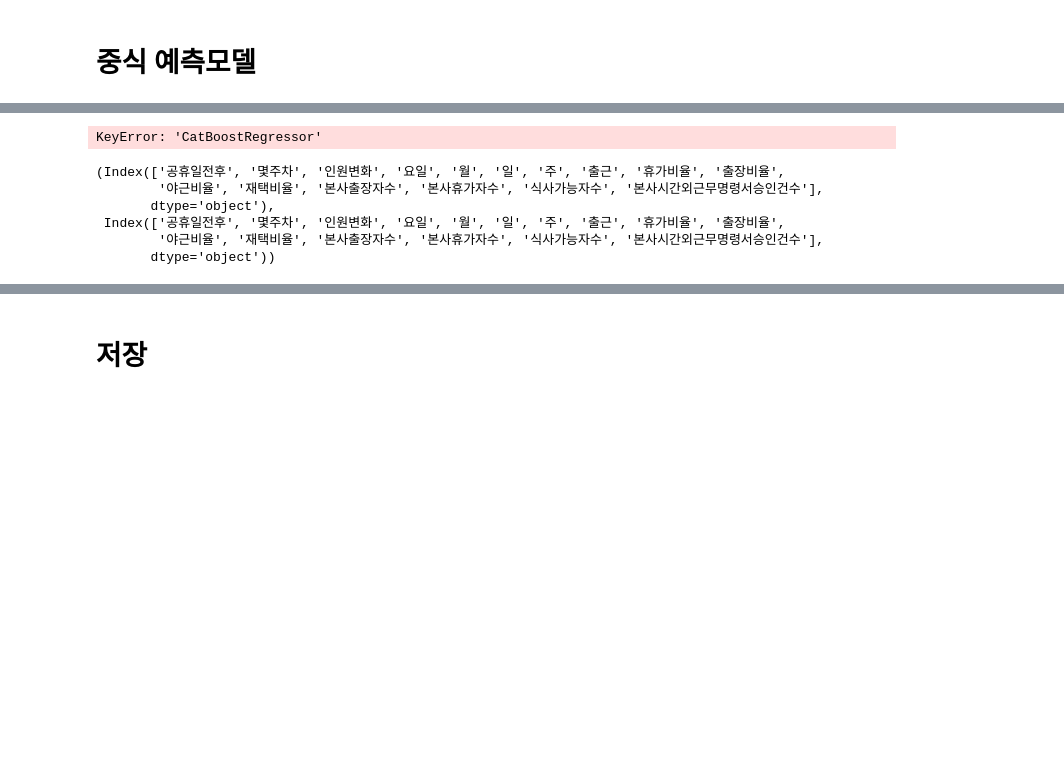
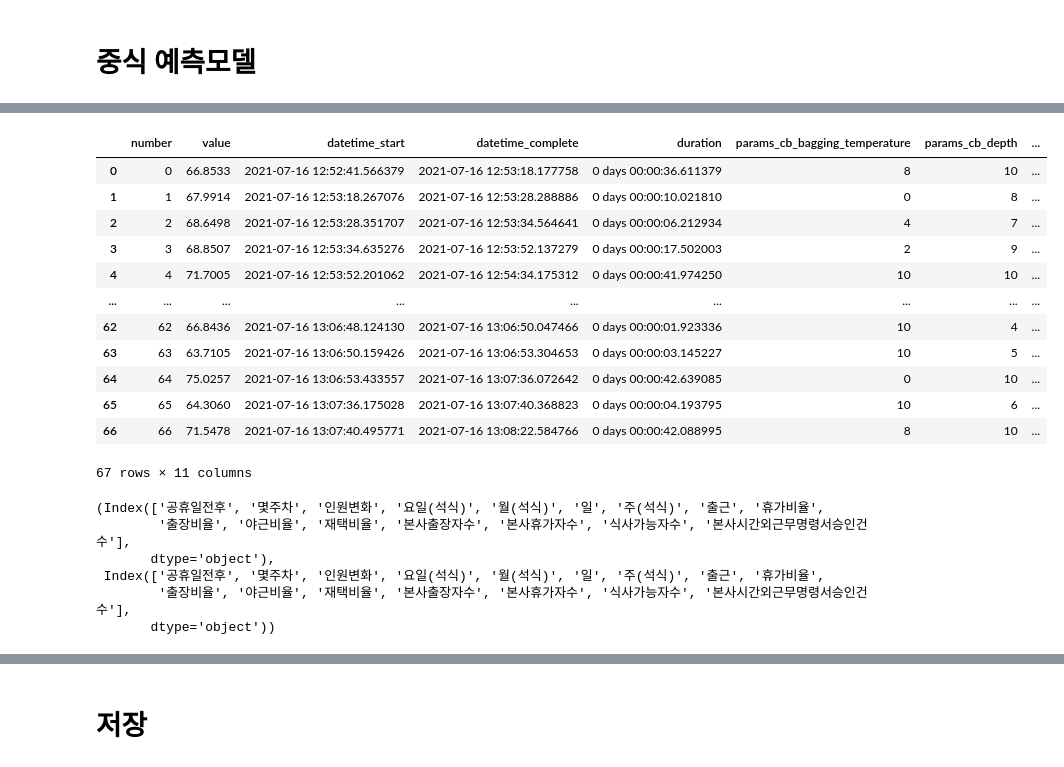
Before and after one commit to ICJH-DACON/Water, a Jupyter notebook: Menu_AutoML_Cat.ipynb, the cells around one changed output, grey strips where cells are left out. Saved outputs shown, nothing was run; the diff lists cells and outputs as text; code cells hidden in the pictures; blank space fills up the shorter version.

```diff
--- a/Menu_AutoML_Cat.ipynb
+++ b/Menu_AutoML_Cat.ipynb
@@ -195,8 +286,14 @@ lunch_model.get_model_opt_params()
 # %%
-dinner_model = CatBoostRegressor(random_state=42)
+dinner_model = CatBoost(type_of_estimator="regression", random_state=42)
 
-dinner_model.opt(lunch_train,  y_lunch,
-                verbose=3,  cold_start=120,folds=8,opt_lvl=3,early_stoping=120, auto_parameters=False,#metric=sklearn.metrics.roc_auc_score,
-              timeout=1100,metric=sklearn.metrics.mean_absolute_error # optimization time in seconds,
-              )
+dinner_model.opt(dinner_train, y_dinner,
+                 verbose=3,
+                 cold_start=120,
+                 folds=12,
+                 opt_lvl=3,
+                 early_stoping=120,
+                 auto_parameters=False,#metric=sklearn.metrics.roc_auc_score,
+                 timeout=1100,
+                 metric=sklearn.metrics.mean_absolute_error # optimization time in seconds,
+             )
 # %% [output]
@@ -220,12 +317,24 @@ PermissionError: [WinError 32] 다른 프로세스가 파일을 사용 중이기
+|  | number | value | datetime_start | datetime_complete | duration | params_cb_bagging_temperature | params_cb_depth | ... |
+| 0 | 0 | 66.8533 | 2021-07-16 12:52:41.566379 | 2021-07-16 12:53:18.177758 | 0 days 00:00:36.611379 | 8 | 10 | ... |
+| 1 | 1 | 67.9914 | 2021-07-16 12:53:18.267076 | 2021-07-16 12:53:28.288886 | 0 days 00:00:10.021810 | 0 | 8 | ... |
+| 2 | 2 | 68.6498 | 2021-07-16 12:53:28.351707 | 2021-07-16 12:53:34.564641 | 0 days 00:00:06.212934 | 4 | 7 | ... |
+| 3 | 3 | 68.8507 | 2021-07-16 12:53:34.635276 | 2021-07-16 12:53:52.137279 | 0 days 00:00:17.502003 | 2 | 9 | ... |
+| 4 | 4 | 71.7005 | 2021-07-16 12:53:52.201062 | 2021-07-16 12:54:34.175312 | 0 days 00:00:41.974250 | 10 | 10 | ... |
+| ... | ... | ... | ... | ... | ... | ... | ... | ... |
+| 62 | 62 | 66.8436 | 2021-07-16 13:06:48.124130 | 2021-07-16 13:06:50.047466 | 0 days 00:00:01.923336 | 10 | 4 | ... |
+| 63 | 63 | 63.7105 | 2021-07-16 13:06:50.159426 | 2021-07-16 13:06:53.304653 | 0 days 00:00:03.145227 | 10 | 5 | ... |
+| 64 | 64 | 75.0257 | 2021-07-16 13:06:53.433557 | 2021-07-16 13:07:36.072642 | 0 days 00:00:42.639085 | 0 | 10 | ... |
+| 65 | 65 | 64.3060 | 2021-07-16 13:07:36.175028 | 2021-07-16 13:07:40.368823 | 0 days 00:00:04.193795 | 10 | 6 | ... |
+| 66 | 66 | 71.5478 | 2021-07-16 13:07:40.495771 | 2021-07-16 13:08:22.584766 | 0 days 00:00:42.088995 | 8 | 10 | ... |
-KeyError: 'CatBoostRegressor'
+67 rows × 11 columns
 # %%
-lunch_train.columns, lunch_test.columns,
+dinner_train.columns, dinner_test.columns,
 # %% [output]
-(Index(['공휴일전후', '몇주차', '인원변화', '요일', '월', '일', '주', '출근', '휴가비율', '출장비율',
-        '야근비율', '재택비율', '본사출장자수', '본사휴가자수', '식사가능자수', '본사시간외근무명령서승인건수'],
+(Index(['공휴일전후', '몇주차', '인원변화', '요일(석식)', '월(석식)', '일', '주(석식)', '출근', '휴가비율',
+        '출장비율', '야근비율', '재택비율', '본사출장자수', '본사휴가자수', '식사가능자수', '본사시간외근무명령서승인건수'],
        dtype='object'),
- Index(['공휴일전후', '몇주차', '인원변화', '요일', '월', '일', '주', '출근', '휴가비율', '출장비율',
-        '야근비율', '재택비율', '본사출장자수', '본사휴가자수', '식사가능자수', '본사시간외근무명령서승인건수'],
+ Index(['공휴일전후', '몇주차', '인원변화', '요일(석식)', '월(석식)', '일', '주(석식)', '출근', '휴가비율',
+        '출장비율', '야근비율', '재택비율', '본사출장자수', '본사휴가자수', '식사가능자수', '본사시간외근무명령서승인건수'],
        dtype='object'))
 # %%
 predicts_Auto_dinner = dinner_model.predict(dinner_test)
```
Also changed, not shown: parts of 17 cells of this notebook, 19 other files.
